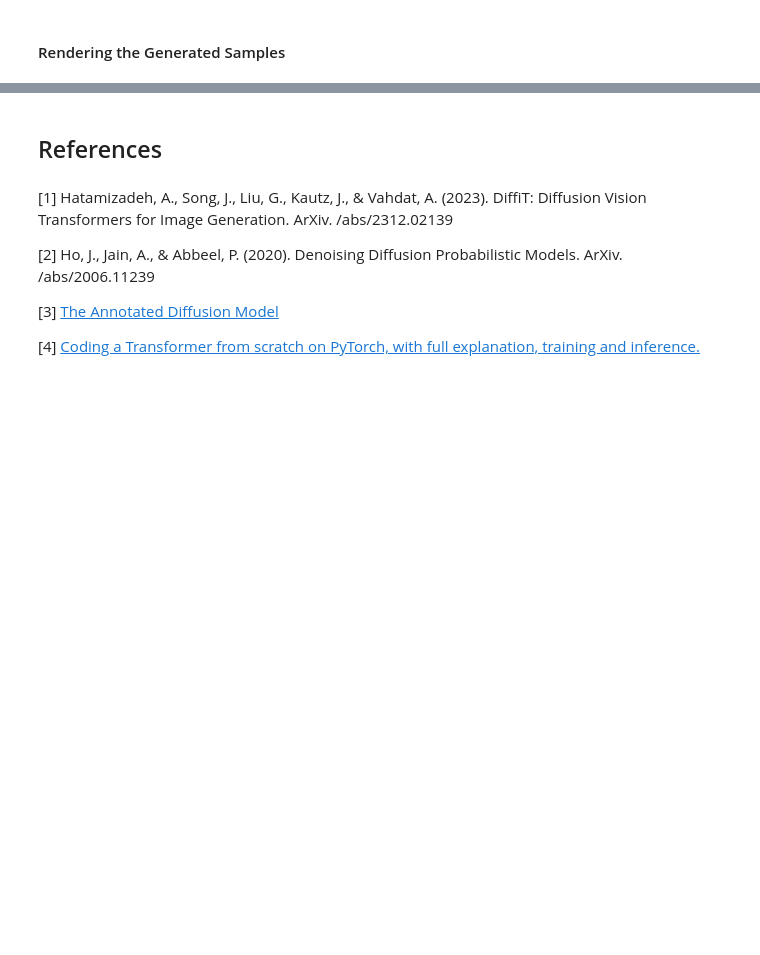
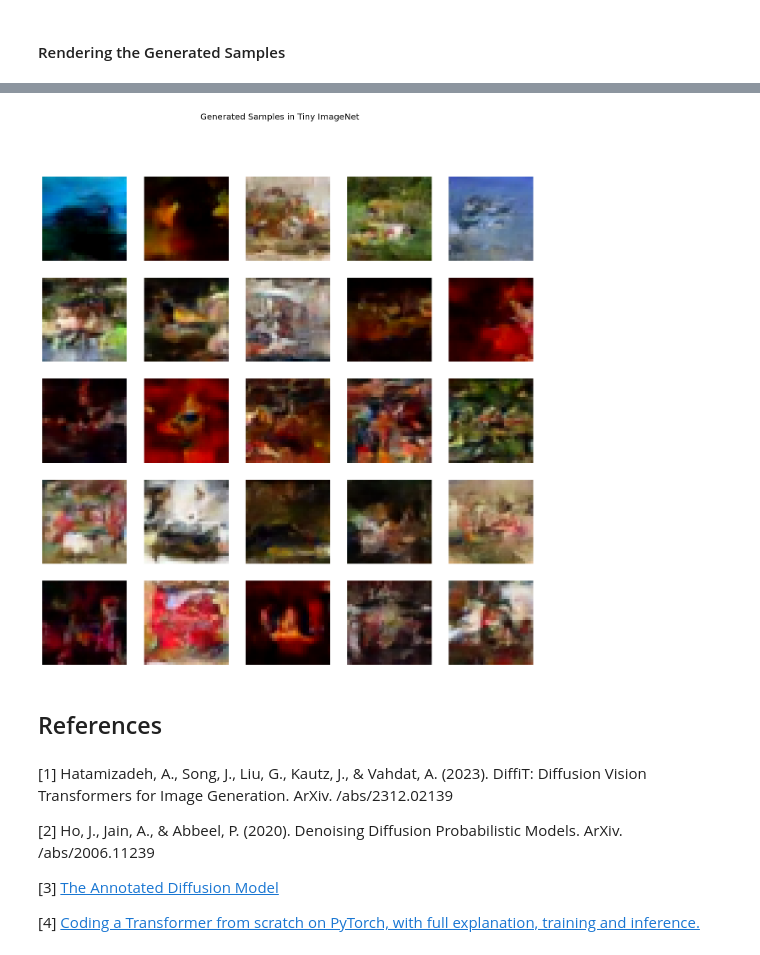
Before and after one commit to alighasemi78/DiffiT-Diffusion-Vision-Transformers-for-Image-Generation, a Jupyter notebook: DiffiT.ipynb, the cells around one changed output, grey strips where cells are left out. Saved outputs shown, nothing was run; the diff lists cells and outputs as text; code cells hidden in the pictures; blank space fills up the shorter version.

```diff
--- a/DiffiT.ipynb
+++ b/DiffiT.ipynb
@@ -1669,0 +1721,3 @@ WARNING:matplotlib.image:Clipping input data to the valid range for imshow with
+# %%
+display_generated_samples(imagenet_generated_imgs, 25, IMG_SIZE, 'Tiny ImageNet')
+# %% [output]
@@ -1670,3 +1744,4 @@ WARNING:matplotlib.image:Clipping input data to the valid range for imshow with
+[figure, added]
 # %% [markdown]
 ## References
 # %% [markdown]
```
Also changed, not shown: parts of 32 cells of this notebook.
